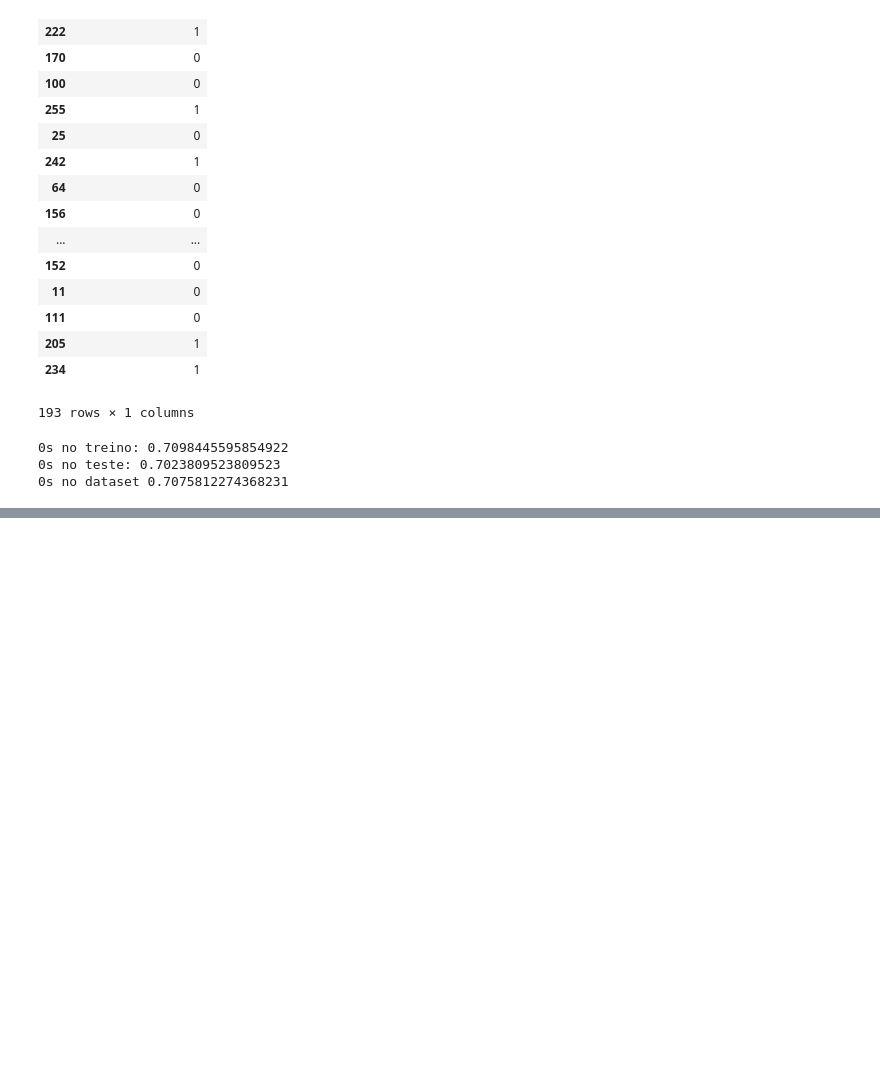
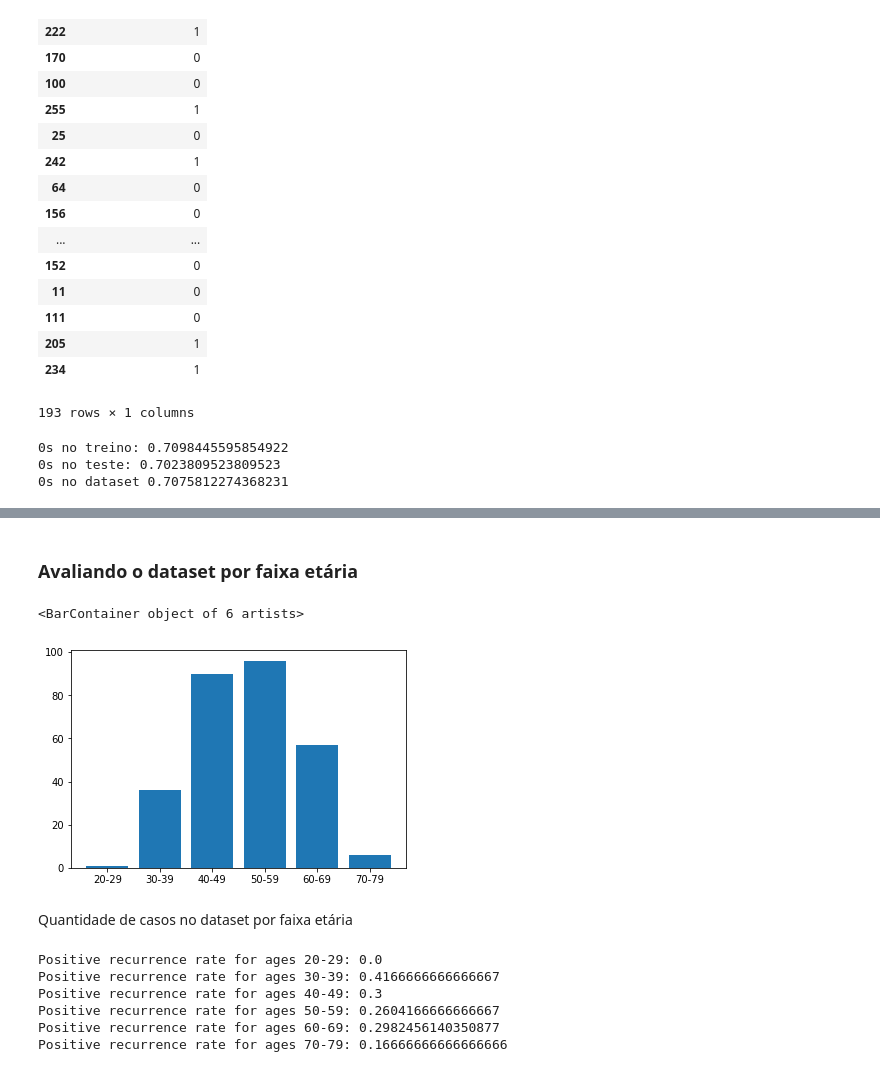
Before and after one commit to LRAbbade/trabalho_NN, a Jupyter notebook: tests.ipynb, the cells around one changed output, grey strips where cells are left out. Drawn from its saved outputs; the diff is of its cells as text; code cells hidden in the pictures; blank space fills up the shorter version.

```diff
--- a/tests.ipynb
+++ b/tests.ipynb
@@ -130,0 +179,6 @@ print('0s no dataset', len(y[y['y_recurrence-events'] == 0])/len(y))
+# %%
+original_df = pd.read_csv('breast-cancer.data', header=None)
+original_df.columns = ['y', 'age', 'menopause', 'tumor-size', 'inv-nodes', 'node-caps',
+              'deg-malig', 'side', 'quad', 'irradiat']
+original_df['y'] = original_df['y'].map(lambda d: 0 if d.startswith('no') else 1)
+original_df
@@ -130,0 +204,25 @@ print('0s no dataset', len(y[y['y_recurrence-events'] == 0])/len(y))
+# %% [markdown]
+### Avaliando o dataset por faixa etária
+# %%
+ages = sorted(original_df['age'].unique())
+plt.bar(x=ages, height=[len(original_df[original_df['age'] == i]) for i in ages])
+# %% [output]
+<BarContainer object of 6 artists>
+[figure, added]
+# %% [markdown]
+Quantidade de casos no dataset por faixa etária
+# %%
+rec_per_age = {}
+
+for age in ages:
+    aux_df = original_df[original_df['age'] == age]
+    rate = len(aux_df[aux_df['y'] == 1])/len(aux_df)
+    print(f'Positive recurrence rate for ages {age}: {rate}')
+    rec_per_age[age] = rate
+# %% [output]
+Positive recurrence rate for ages 20-29: 0.0
+Positive recurrence rate for ages 30-39: 0.4166666666666667
+Positive recurrence rate for ages 40-49: 0.3
+Positive recurrence rate for ages 50-59: 0.2604166666666667
+Positive recurrence rate for ages 60-69: 0.2982456140350877
+Positive recurrence rate for ages 70-79: 0.16666666666666666
```
Also changed, not shown: parts of 16 cells of this notebook.
